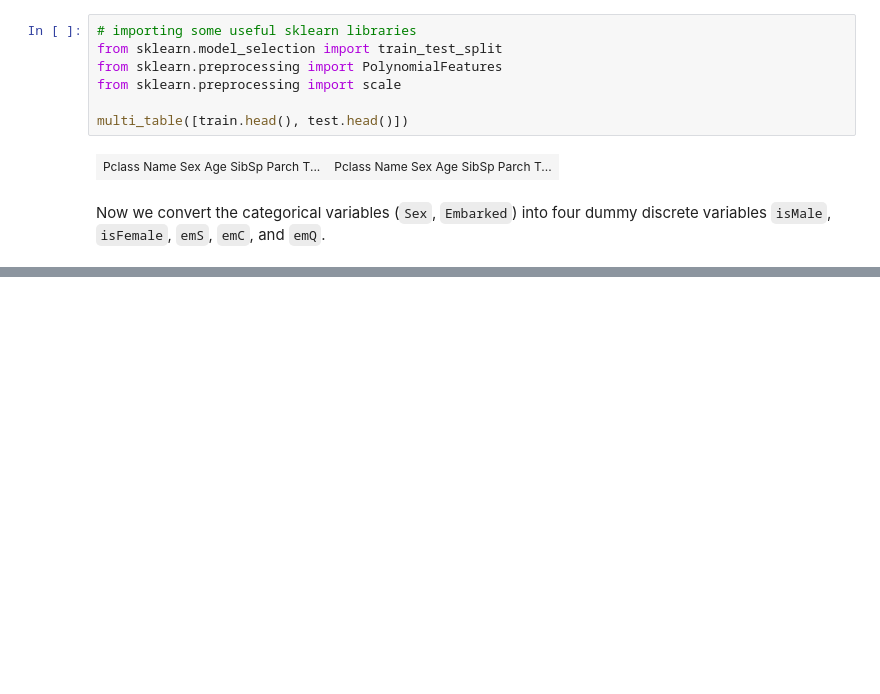
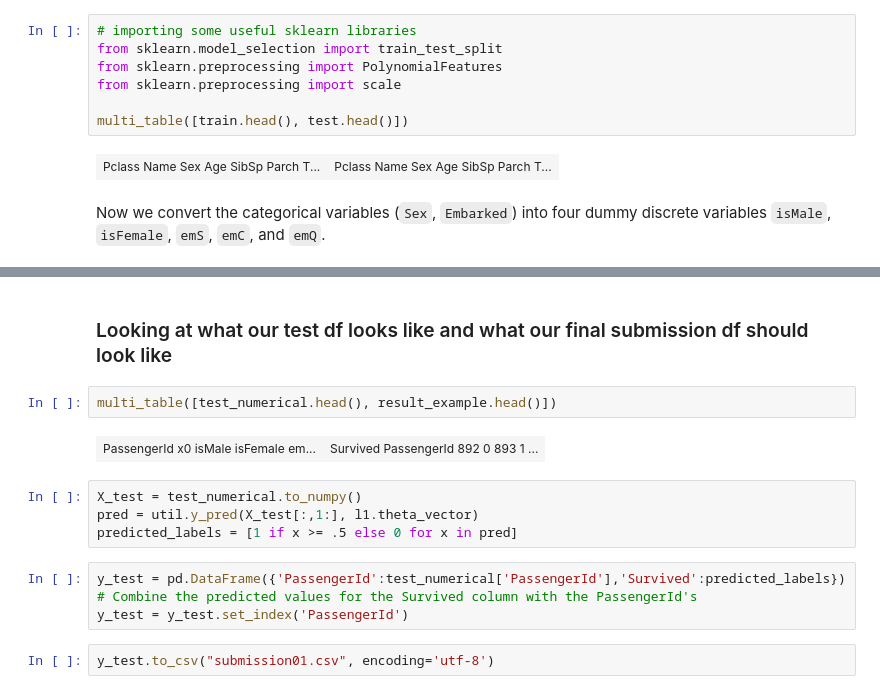
Before and after one commit to SamSamhuns/kaggle_competition_titanic, a Jupyter notebook: titanic_survival_logistic_regr.ipynb, the cells around one changed output, grey strips where cells are left out. Cells and saved outputs as stored; diff of their text form; blank space fills up the shorter version.

```diff
--- a/titanic_survival_logistic_regr.ipynb
+++ b/titanic_survival_logistic_regr.ipynb
@@ -306,0 +348,15 @@ X_train.shape, y_train.shape
+# %% [markdown]
+### Looking at what our test df looks like and what our final submission df should look like
+# %%
+multi_table([test_numerical.head(), result_example.head()])
+# %% [output]
+| PassengerId x0 isMale isFemale em... | Survived PassengerId 892 0 893 1 ... |
+# %%
+X_test = test_numerical.to_numpy()
+pred = util.y_pred(X_test[:,1:], l1.theta_vector)
+predicted_labels = [1 if x >= .5 else 0 for x in pred]
+# %%
+y_test = pd.DataFrame({'PassengerId':test_numerical['PassengerId'],'Survived':predicted_labels}) # Combine the predicted values for the Survived column with the PassengerId's
+y_test = y_test.set_index('PassengerId')
+# %%
+y_test.to_csv("submission01.csv", encoding='utf-8')
```
Also changed, not shown: parts of 9 cells of this notebook.
